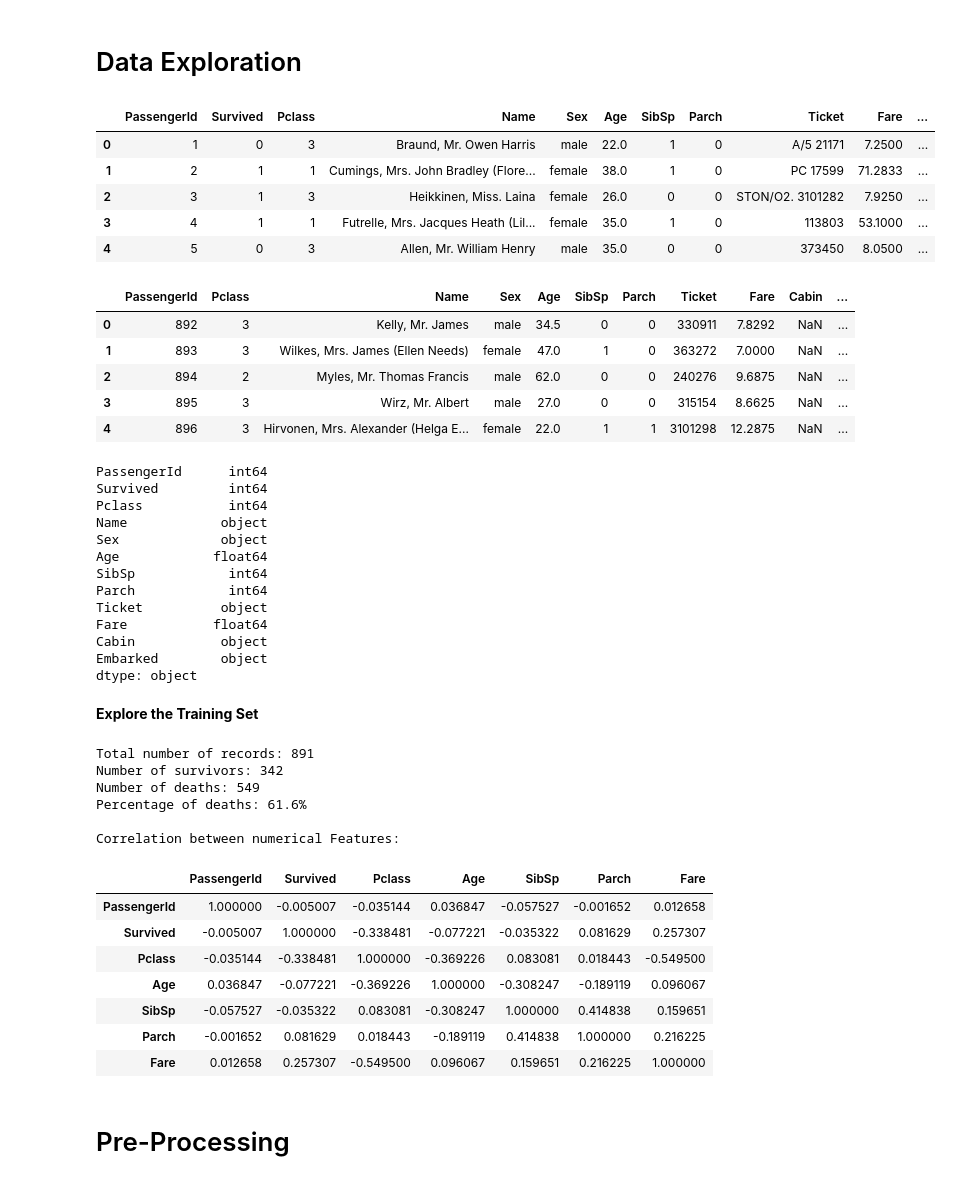
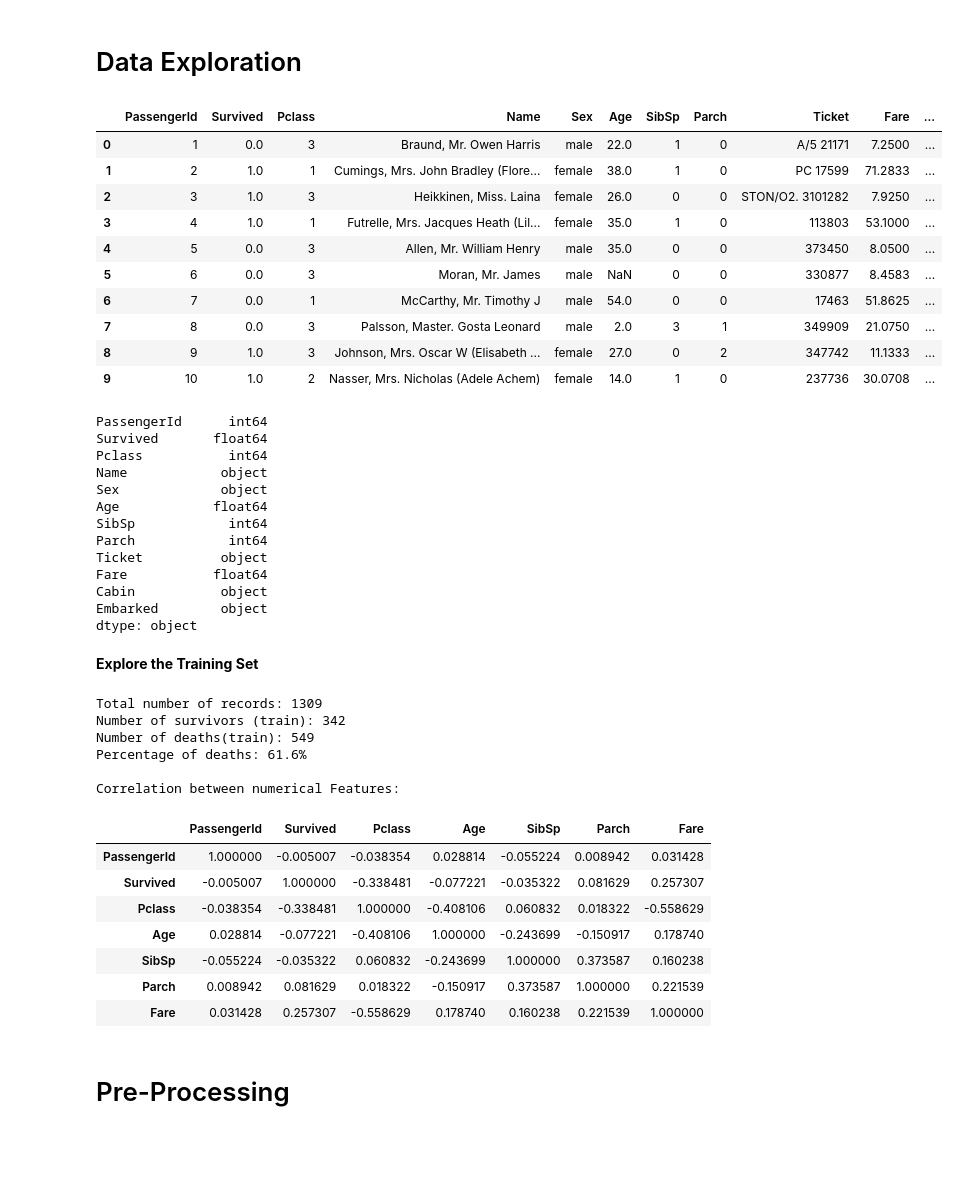
Before and after one commit to johngeorgousis/titanic-kaggle, a Jupyter notebook: main.ipynb, the cells around one changed output. Saved outputs shown, nothing was run; the diff lists cells and outputs as text; code cells hidden in the pictures; blank space fills up the shorter version.

```diff
--- a/main.ipynb
+++ b/main.ipynb
@@ -9,5 +9,8 @@ from sklearn.preprocessing import MinMaxScaler
 from IPython.display import display
 # %%
 # Load data
-training_pre = pd.read_csv('train.csv')
-testing_pre = pd.read_csv('test.csv')
+train_raw = pd.read_csv('train.csv')
+test_raw = pd.read_csv('test.csv')
+
+print(train_raw.info())
+print(test_raw.info())
@@ -14,25 +35,26 @@ testing_pre = pd.read_csv('test.csv')
+# %%
+# Combine test and train for preprocessing
+data = pd.concat([train_raw, test_raw], sort = False)
 # %% [markdown]
 # Data Exploration
 # %%
-# Print first 5 training examples and feature dtypes
-display(training_pre.head(5))
-display(testing_pre.head(5))
-print(training_pre.dtypes)
+# Print few training examples and dtypes
+display(data.head(10))
+print(data.dtypes)
 # %% [output]
 |  | PassengerId | Survived | Pclass | Name | Sex | Age | SibSp | Parch | Ticket | Fare | ... |
-| 0 | 1 | 0 | 3 | Braund, Mr. Owen Harris | male | 22.0 | 1 | 0 | A/5 21171 | 7.2500 | ... |
-| 1 | 2 | 1 | 1 | Cumings, Mrs. John Bradley (Flore... | female | 38.0 | 1 | 0 | PC 17599 | 71.2833 | ... |
-| 2 | 3 | 1 | 3 | Heikkinen, Miss. Laina | female | 26.0 | 0 | 0 | STON/O2. 3101282 | 7.9250 | ... |
-| 3 | 4 | 1 | 1 | Futrelle, Mrs. Jacques Heath (Lil... | female | 35.0 | 1 | 0 | 113803 | 53.1000 | ... |
-| 4 | 5 | 0 | 3 | Allen, Mr. William Henry | male | 35.0 | 0 | 0 | 373450 | 8.0500 | ... |
+| 0 | 1 | 0.0 | 3 | Braund, Mr. Owen Harris | male | 22.0 | 1 | 0 | A/5 21171 | 7.2500 | ... |
+| 1 | 2 | 1.0 | 1 | Cumings, Mrs. John Bradley (Flore... | female | 38.0 | 1 | 0 | PC 17599 | 71.2833 | ... |
+| 2 | 3 | 1.0 | 3 | Heikkinen, Miss. Laina | female | 26.0 | 0 | 0 | STON/O2. 3101282 | 7.9250 | ... |
+| 3 | 4 | 1.0 | 1 | Futrelle, Mrs. Jacques Heath (Lil... | female | 35.0 | 1 | 0 | 113803 | 53.1000 | ... |
+| 4 | 5 | 0.0 | 3 | Allen, Mr. William Henry | male | 35.0 | 0 | 0 | 373450 | 8.0500 | ... |
+| 5 | 6 | 0.0 | 3 | Moran, Mr. James | male | NaN | 0 | 0 | 330877 | 8.4583 | ... |
+| 6 | 7 | 0.0 | 1 | McCarthy, Mr. Timothy J | male | 54.0 | 0 | 0 | 17463 | 51.8625 | ... |
+| 7 | 8 | 0.0 | 3 | Palsson, Master. Gosta Leonard | male | 2.0 | 3 | 1 | 349909 | 21.0750 | ... |
+| 8 | 9 | 1.0 | 3 | Johnson, Mrs. Oscar W (Elisabeth ... | female | 27.0 | 0 | 2 | 347742 | 11.1333 | ... |
+| 9 | 10 | 1.0 | 2 | Nasser, Mrs. Nicholas (Adele Achem) | female | 14.0 | 1 | 0 | 237736 | 30.0708 | ... |
-|  | PassengerId | Pclass | Name | Sex | Age | SibSp | Parch | Ticket | Fare | Cabin | ... |
-| 0 | 892 | 3 | Kelly, Mr. James | male | 34.5 | 0 | 0 | 330911 | 7.8292 | NaN | ... |
-| 1 | 893 | 3 | Wilkes, Mrs. James (Ellen Needs) | female | 47.0 | 1 | 0 | 363272 | 7.0000 | NaN | ... |
-| 2 | 894 | 2 | Myles, Mr. Thomas Francis | male | 62.0 | 0 | 0 | 240276 | 9.6875 | NaN | ... |
-| 3 | 895 | 3 | Wirz, Mr. Albert | male | 27.0 | 0 | 0 | 315154 | 8.6625 | NaN | ... |
-| 4 | 896 | 3 | Hirvonen, Mrs. Alexander (Helga E... | female | 22.0 | 1 | 1 | 3101298 | 12.2875 | NaN | ... |
 PassengerId      int64
-Survived         int64
+Survived       float64
 Pclass           int64
 Name            object
 Sex             object
@@ -47,35 +69,35 @@ dtype: object
 # %% [markdown]
 **Explore the Training Set**
 # %%
-num_records = training_pre.shape[0]                     # Total number of records
-num_surv = training_pre['Survived'].value_counts()[1]   # Number of survivors
-num_death = training_pre['Survived'].value_counts()[0]  # Number of deaths
+num_records = data.shape[0]                     # Total number of records
+num_surv = data['Survived'].value_counts()[1]   # Number of survivors
+num_death = data['Survived'].value_counts()[0]  # Number of deaths
 
 
 
 print('Total number of records: {}'.format(num_records))
-print('Number of survivors: {}'.format(num_surv))
-print('Number of deaths: {}'.format(num_death))
-print('Percentage of deaths: {}%'.format(round(100 * num_death/num_records, 1)))
+print('Number of survivors (train): {}'.format(num_surv))
+print('Number of deaths(train): {}'.format(num_death))
+print('Percentage of deaths: {}%'.format(round(100 * num_death/(num_surv+num_death), 1)))
 
 # Print Correlation between Features
 print('\nCorrelation between numerical Features: ')
-display(training_pre.corr())
+display(data.corr())
 # %% [output]
-Total number of records: 891
-Number of survivors: 342
-Number of deaths: 549
+Total number of records: 1309
+Number of survivors (train): 342
+Number of deaths(train): 549
 Percentage of deaths: 61.6%
 
 Correlation between numerical Features:
 |  | PassengerId | Survived | Pclass | Age | SibSp | Parch | Fare |
-| PassengerId | 1.000000 | -0.005007 | -0.035144 | 0.036847 | -0.057527 | -0.001652 | 0.012658 |
+| PassengerId | 1.000000 | -0.005007 | -0.038354 | 0.028814 | -0.055224 | 0.008942 | 0.031428 |
 | Survived | -0.005007 | 1.000000 | -0.338481 | -0.077221 | -0.035322 | 0.081629 | 0.257307 |
-| Pclass | -0.035144 | -0.338481 | 1.000000 | -0.369226 | 0.083081 | 0.018443 | -0.549500 |
-| Age | 0.036847 | -0.077221 | -0.369226 | 1.000000 | -0.308247 | -0.189119 | 0.096067 |
-| SibSp | -0.057527 | -0.035322 | 0.083081 | -0.308247 | 1.000000 | 0.414838 | 0.159651 |
-| Parch | -0.001652 | 0.081629 | 0.018443 | -0.189119 | 0.414838 | 1.000000 | 0.216225 |
-| Fare | 0.012658 | 0.257307 | -0.549500 | 0.096067 | 0.159651 | 0.216225 | 1.000000 |
+| Pclass | -0.038354 | -0.338481 | 1.000000 | -0.408106 | 0.060832 | 0.018322 | -0.558629 |
+| Age | 0.028814 | -0.077221 | -0.408106 | 1.000000 | -0.243699 | -0.150917 | 0.178740 |
+| SibSp | -0.055224 | -0.035322 | 0.060832 | -0.243699 | 1.000000 | 0.373587 | 0.160238 |
+| Parch | 0.008942 | 0.081629 | 0.018322 | -0.150917 | 0.373587 | 1.000000 | 0.221539 |
+| Fare | 0.031428 | 0.257307 | -0.558629 | 0.178740 | 0.160238 | 0.221539 | 1.000000 |
 # %% [markdown]
 # Pre-Processing
 # %% [markdown]
```
Also changed, not shown: parts of 23 cells of this notebook.
